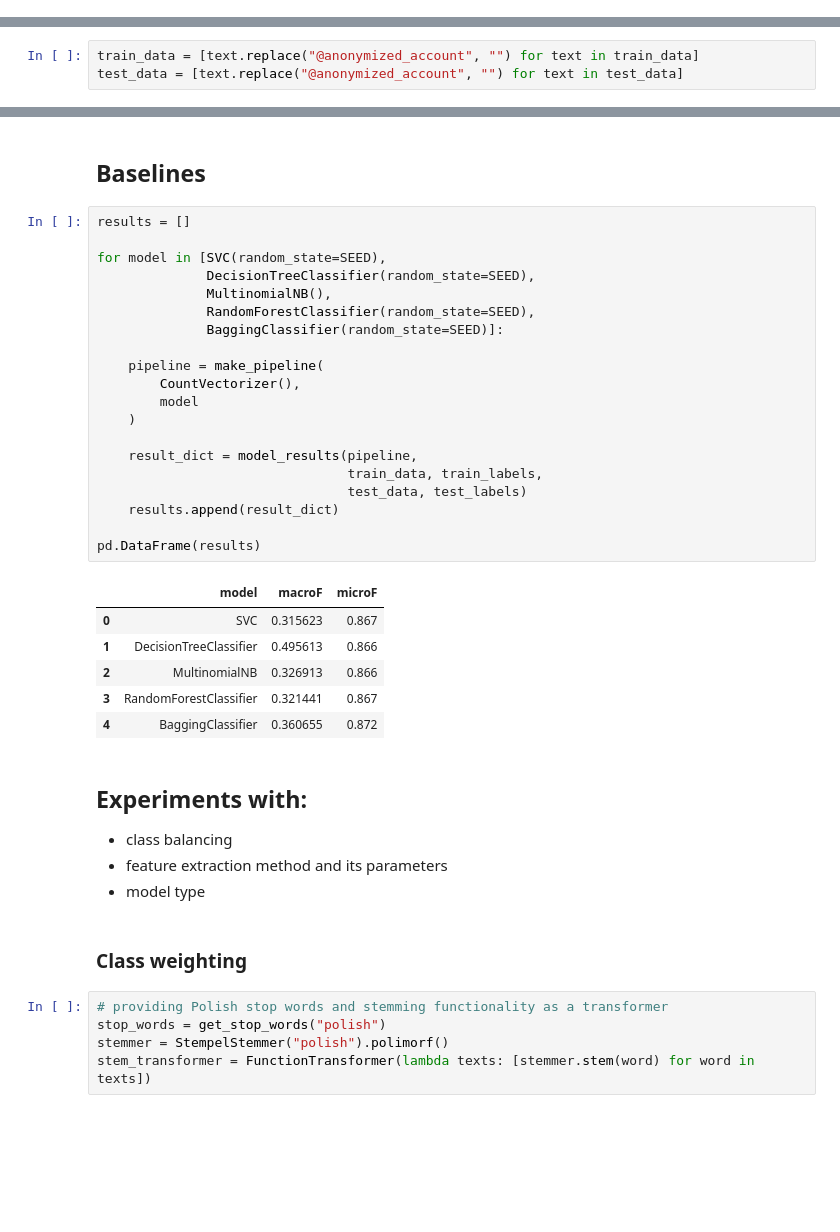
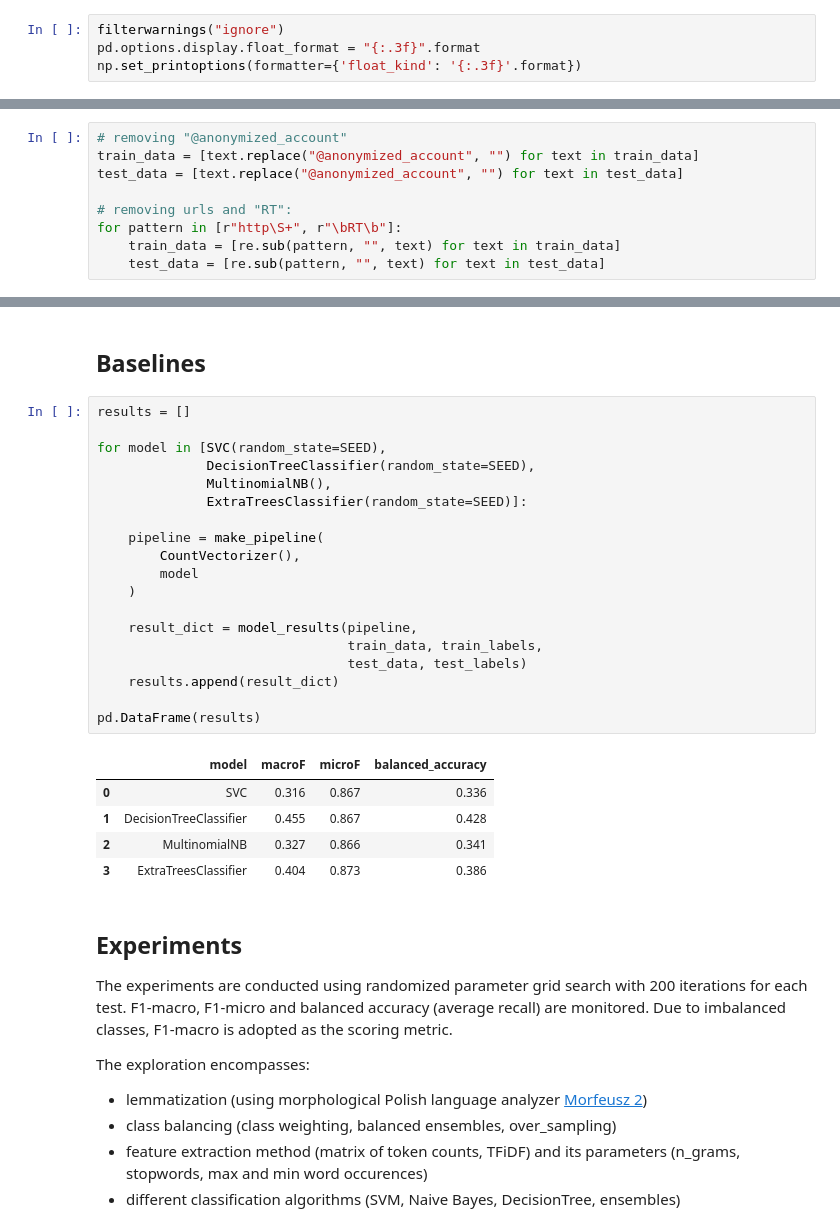
Before and after one commit to k-katarzyna/Cyberbullying_Hatespeech_Detection, a Jupyter notebook: Poleval_2019/main.ipynb, the cells around one changed output, grey strips where cells are left out. Saved outputs shown, nothing was run; the diff lists cells and outputs as text; blank space fills up the shorter version.

```diff
--- a/Poleval_2019/main.ipynb
+++ b/Poleval_2019/main.ipynb
@@ -32,3 +27,7 @@ CV_SCHEME = StratifiedKFold(n_splits=5, shuffle=True, random_state=SEED)
+# %%
+filterwarnings("ignore")
+pd.options.display.float_format = "{:.3f}".format
+np.set_printoptions(formatter={'float_kind': '{:.3f}'.format})
 # %% [markdown]
 ## The dataset
 
@@ -80,3 +79,9 @@ Initial cleaning:
 # %%
+# removing "@anonymized_account"
 train_data = [text.replace("@anonymized_account", "") for text in train_data]
 test_data = [text.replace("@anonymized_account", "") for text in test_data]
+
+# removing urls and "RT":
+for pattern in [r"http\S+", r"\bRT\b"]:
+    train_data = [re.sub(pattern, "", text) for text in train_data]
+    test_data = [re.sub(pattern, "", text) for text in test_data]
@@ -85,40 +103,35 @@ test_data = [text.replace("@anonymized_account", "") for text in test_data]
 # %%
 results = []
 
 for model in [SVC(random_state=SEED),
               DecisionTreeClassifier(random_state=SEED),
               MultinomialNB(),
-              RandomForestClassifier(random_state=SEED),
-              BaggingClassifier(random_state=SEED)]:
+              ExtraTreesClassifier(random_state=SEED)]:
 
     pipeline = make_pipeline(
         CountVectorizer(),
         model
     )
 
     result_dict = model_results(pipeline,
                                 train_data, train_labels,
                                 test_data, test_labels)
     results.append(result_dict)
 
 pd.DataFrame(results)
 # %% [output]
-|  | model | macroF | microF |
-| 0 | SVC | 0.315623 | 0.867 |
-| 1 | DecisionTreeClassifier | 0.495613 | 0.866 |
-| 2 | MultinomialNB | 0.326913 | 0.866 |
-| 3 | RandomForestClassifier | 0.321441 | 0.867 |
-| 4 | BaggingClassifier | 0.360655 | 0.872 |
+|  | model | macroF | microF | balanced_accuracy |
+| 0 | SVC | 0.316 | 0.867 | 0.336 |
+| 1 | DecisionTreeClassifier | 0.455 | 0.867 | 0.428 |
+| 2 | MultinomialNB | 0.327 | 0.866 | 0.341 |
+| 3 | ExtraTreesClassifier | 0.404 | 0.873 | 0.386 |
-# %% [markdown]
-## Experiments with:
-
-* class balancing
-* feature extraction method and its parameters
-* model type
-# %% [markdown]
-### Class weighting
-# %%
-# providing Polish stop words and stemming functionality as a transformer
-stop_words = get_stop_words("polish")
-stemmer = StempelStemmer("polish").polimorf()
-stem_transformer = FunctionTransformer(lambda texts: [stemmer.stem(word) for word in texts])
+# %% [markdown]
+## Experiments
+
+The experiments are conducted using randomized parameter grid search with 200 iterations for each test. F1-macro, F1-micro and balanced accuracy (average recall) are monitored. Due to imbalanced classes, F1-macro is adopted as the scoring metric.
+
+The exploration encompasses:
+* lemmatization (using morphological Polish language analyzer [Morfeusz 2](http://morfeusz.sgjp.pl/))
+* class balancing (class weighting, balanced ensembles, over_sampling)
+* feature extraction method (matrix of token counts, TFiDF) and its parameters (n_grams, stopwords, max and min word occurences)
+* different classification algorithms (SVM, Naive Bayes, DecisionTree, ensembles)
```
Also changed, not shown: parts of 26 cells of this notebook, 15 other files.
